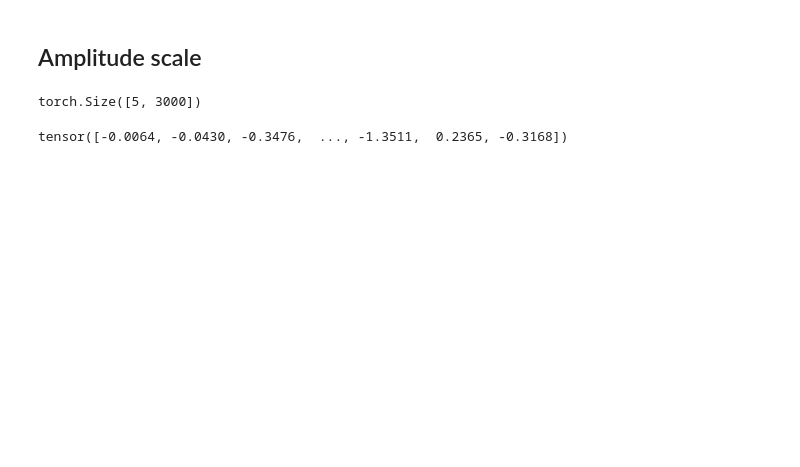
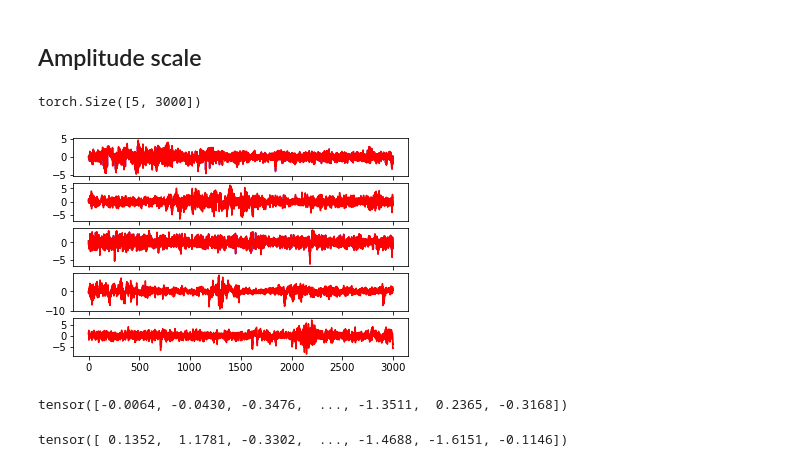
Before and after one commit to TomS55555/thesis, a Jupyter notebook: datasets/testing/batched_augmentations_test.ipynb, the cells around one changed output. Drawn from its saved outputs; the diff is of its cells as text; code cells hidden in the pictures; blank space fills up the shorter version.

```diff
--- a/datasets/testing/batched_augmentations_test.ipynb
+++ b/datasets/testing/batched_augmentations_test.ipynb
@@ -13,6 +11,6 @@ ModuleNotFoundError: No module named 'h5py'
 # %%
 ds = SHHSdataset(
-    data_path=constants.SHHS_PATH_DEKSTOP,
+    data_path=constants.SHHS_PATH_LAPTOP,
     first_patient=1,
     num_patients=5
 )
@@ -38,9 +36,11 @@ torch.Size([5, 3000])
 # %%
 
 
 fig, axs = plt.subplots(len(am_inputs))
 
 for i in range(5):
-    axs[i].plot(inputs[i])
-    axs[i].plot(am_inputs[i])
+    axs[i].plot(inputs[i], color="blue", label="Original")
+    axs[i].plot(am_inputs[i], color="red", label="Transformed")
+# %% [output]
+[figure, added]
 # %%
@@ -48,5 +48,9 @@ inputs[0]
 # %% [output]
 tensor([-0.0064, -0.0430, -0.3476,  ..., -1.3511,  0.2365, -0.3168])
+# %%
+am_inputs[1]
+# %% [output]
+tensor([ 0.1352,  1.1781, -0.3302,  ..., -1.4688, -1.6151, -0.1146])
 # %%
 plt.rcParams['figure.figsize'] = [10, 5]
 plt.plot(np.ones([1, 10]))
```
Also changed, not shown: parts of 3 cells of this notebook, 1 other file.
